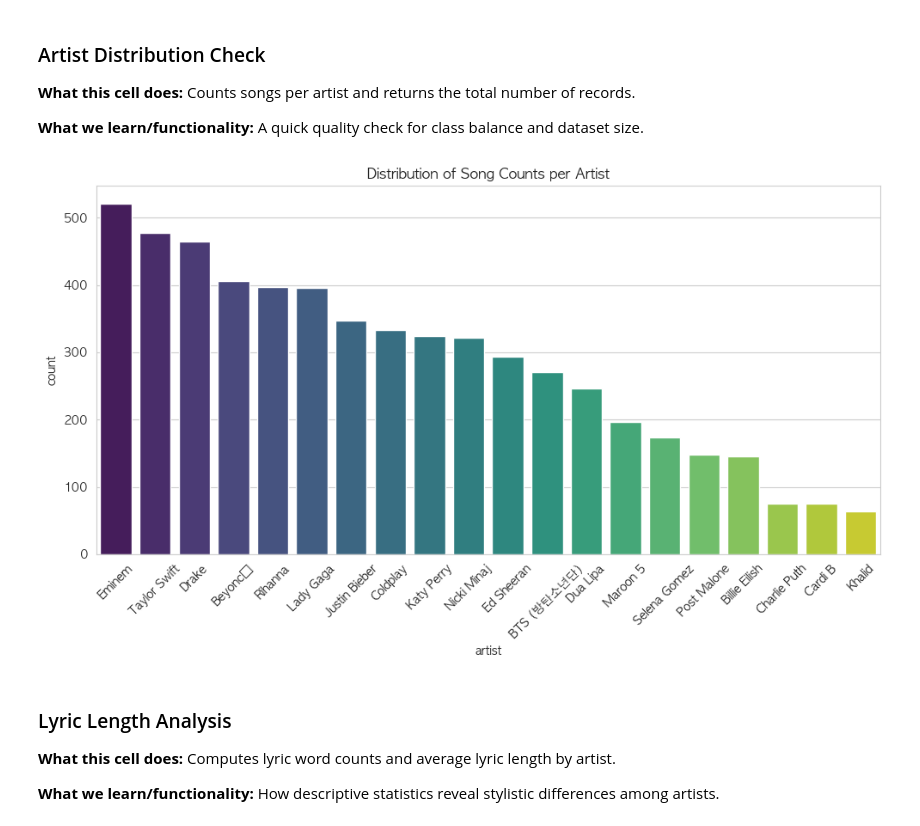
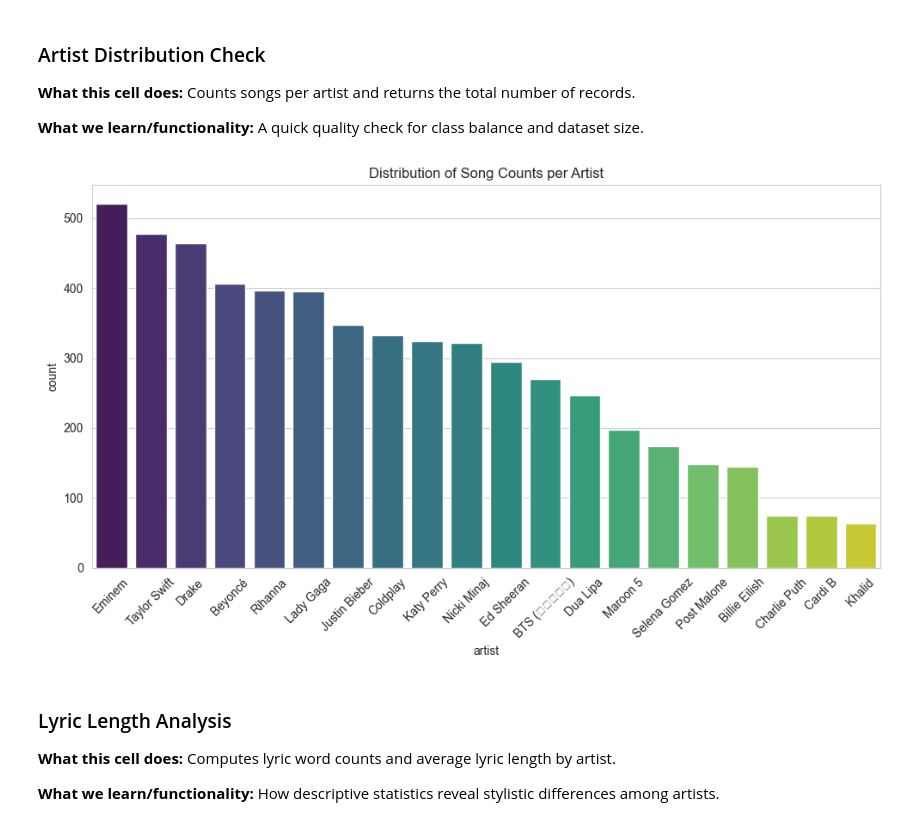
Before and after one commit to recepgul82/music-digital-methods, a Jupyter notebook: weeks/week05.ipynb, the cells around one changed output. Drawn from its saved outputs; the diff is of its cells as text; code cells hidden in the pictures.

```diff
--- a/weeks/week05.ipynb
+++ b/weeks/week05.ipynb
@@ -85,43 +85,35 @@ lyrics_df.head()
 # Count how many songs each artist has and the total number of rows.
 lyrics_df["artist"].value_counts(), lyrics_df["artist"].value_counts().sum()
 # %%
-import warnings
-
-warnings.filterwarnings(
-    "ignore",
-    category=UserWarning,
-    message="Glyph"
-)
+import logging
+logging.getLogger('matplotlib.font_manager').setLevel(logging.ERROR)
 import seaborn as sns
 import matplotlib.pyplot as plt
-
-
 
 
 #TODO: visualize the distribution of song counts per artist using a bar plot.
 sns.set_style("whitegrid") # Set a clean style for better aesthetics
 plt.figure(figsize=(10, 6)) # set figure size for better readability
-plt.rcParams["font.family"] = "AppleGothic"
 plt.rcParams["axes.unicode_minus"] = False
 
 order = lyrics_df['artist'].value_counts().index # sort artists by song count before plotting
 palette = dict(
     zip(order, sns.color_palette("viridis", len(order)))
 ) # Create a color palette mapping each artist to a unique color
 
 sns.countplot(x='artist',
               data=lyrics_df,
               order=order,
               hue="artist",
               palette=palette,
               legend=False
               )
 plt.xticks(rotation=45)  # Rotate x-axis labels for better readability if there are many artists
 plt.title('Distribution of Song Counts per Artist')
 
 plt.tight_layout()
 # %% [output]
-[figure, old version]
+[figure, new version]
 # %% [markdown]
 ### Lyric Length Analysis
 
```
